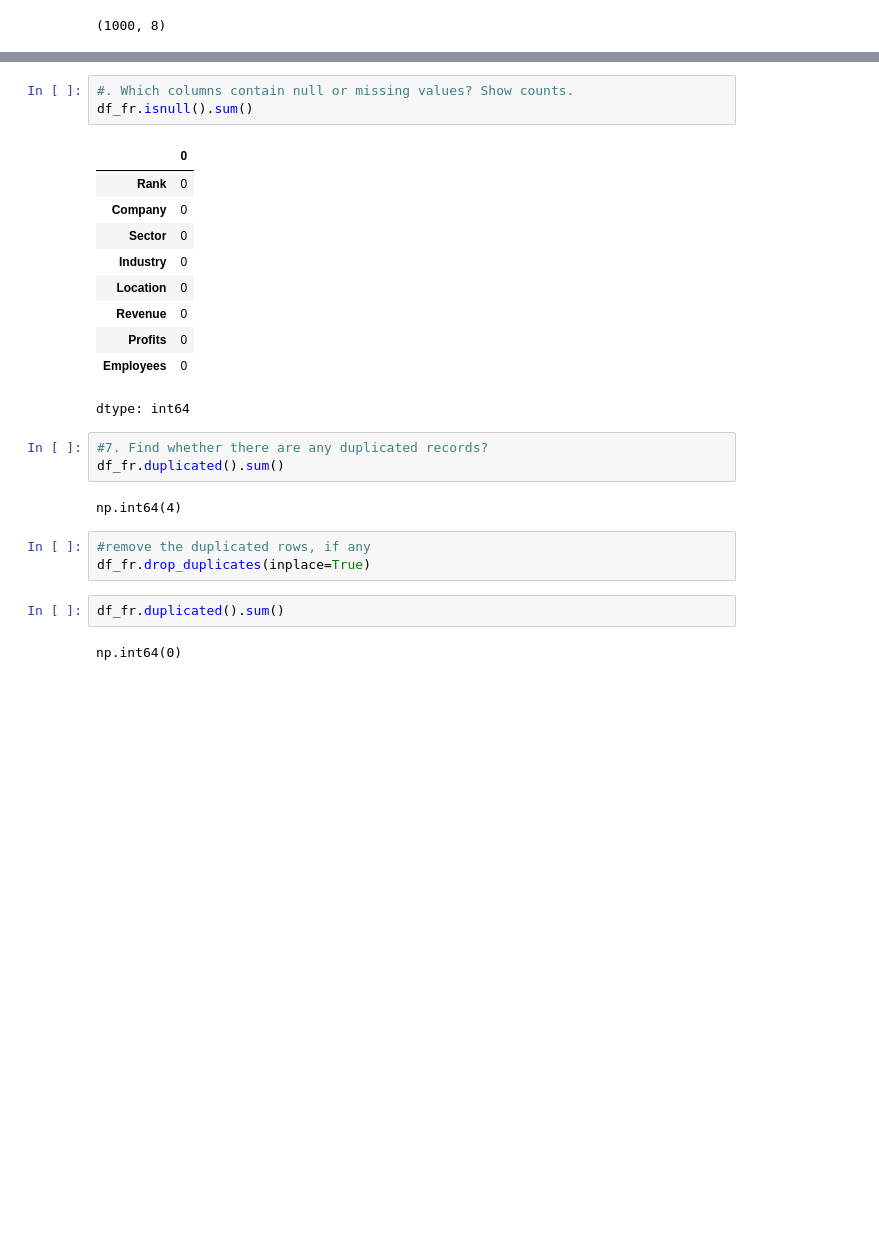
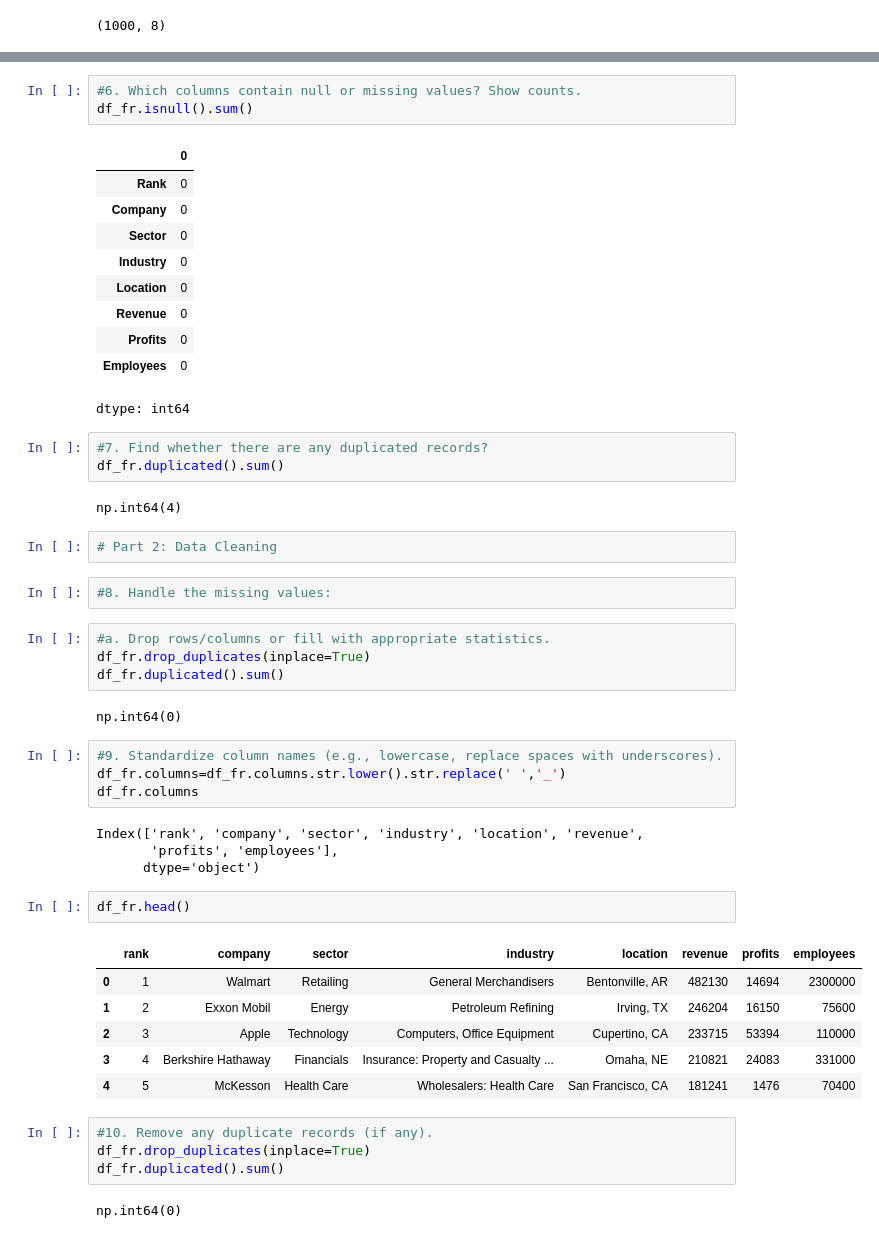
Before and after one commit to 07Shibin/07Shibin, a Jupyter notebook: FortuneThousandAnalysis.ipynb, the cells around one changed output, grey strips where cells are left out. Saved outputs shown, nothing was run; the diff lists cells and outputs as text; blank space fills up the shorter version.

```diff
--- a/FortuneThousandAnalysis.ipynb
+++ b/FortuneThousandAnalysis.ipynb
@@ -125,5 +125,5 @@ memory usage: 62.6+ KB
 # %%
-#. Which columns contain null or missing values? Show counts.
+#6. Which columns contain null or missing values? Show counts.
 df_fr.isnull().sum()
 # %% [output]
 |  | 0 |
@@ -141,10 +141,36 @@ dtype: int64
 df_fr.duplicated().sum()
 # %% [output]
 np.int64(4)
+# %%
+# Part 2: Data Cleaning
+# %%
+#8. Handle the missing values:
+# %%
+#a. Drop rows/columns or fill with appropriate statistics.
+df_fr.drop_duplicates(inplace=True)
+df_fr.duplicated().sum()
+# %% [output]
+np.int64(0)
+# %%
+#9. Standardize column names (e.g., lowercase, replace spaces with underscores).
+df_fr.columns=df_fr.columns.str.lower().str.replace(' ','_')
+df_fr.columns
+# %% [output]
+Index(['rank', 'company', 'sector', 'industry', 'location', 'revenue',
+       'profits', 'employees'],
+      dtype='object')
+# %%
+df_fr.head()
+# %% [output]
+|  | rank | company | sector | industry | location | revenue | profits | employees |
+| 0 | 1 | Walmart | Retailing | General Merchandisers | Bentonville, AR | 482130 | 14694 | 2300000 |
+| 1 | 2 | Exxon Mobil | Energy | Petroleum Refining | Irving, TX | 246204 | 16150 | 75600 |
+| 2 | 3 | Apple | Technology | Computers, Office Equipment | Cupertino, CA | 233715 | 53394 | 110000 |
+| 3 | 4 | Berkshire Hathaway | Financials | Insurance: Property and Casualty ... | Omaha, NE | 210821 | 24083 | 331000 |
+| 4 | 5 | McKesson | Health Care | Wholesalers: Health Care | San Francisco, CA | 181241 | 1476 | 70400 |
 # %%
-#remove the duplicated rows, if any
+#10. Remove any duplicate records (if any).
 df_fr.drop_duplicates(inplace=True)
+df_fr.duplicated().sum()
+# %% [output]
+np.int64(0)
-# %%
-df_fr.duplicated().sum()
-# %% [output]
-np.int64(0)
```
Also changed, not shown: parts of 4 cells of this notebook.
